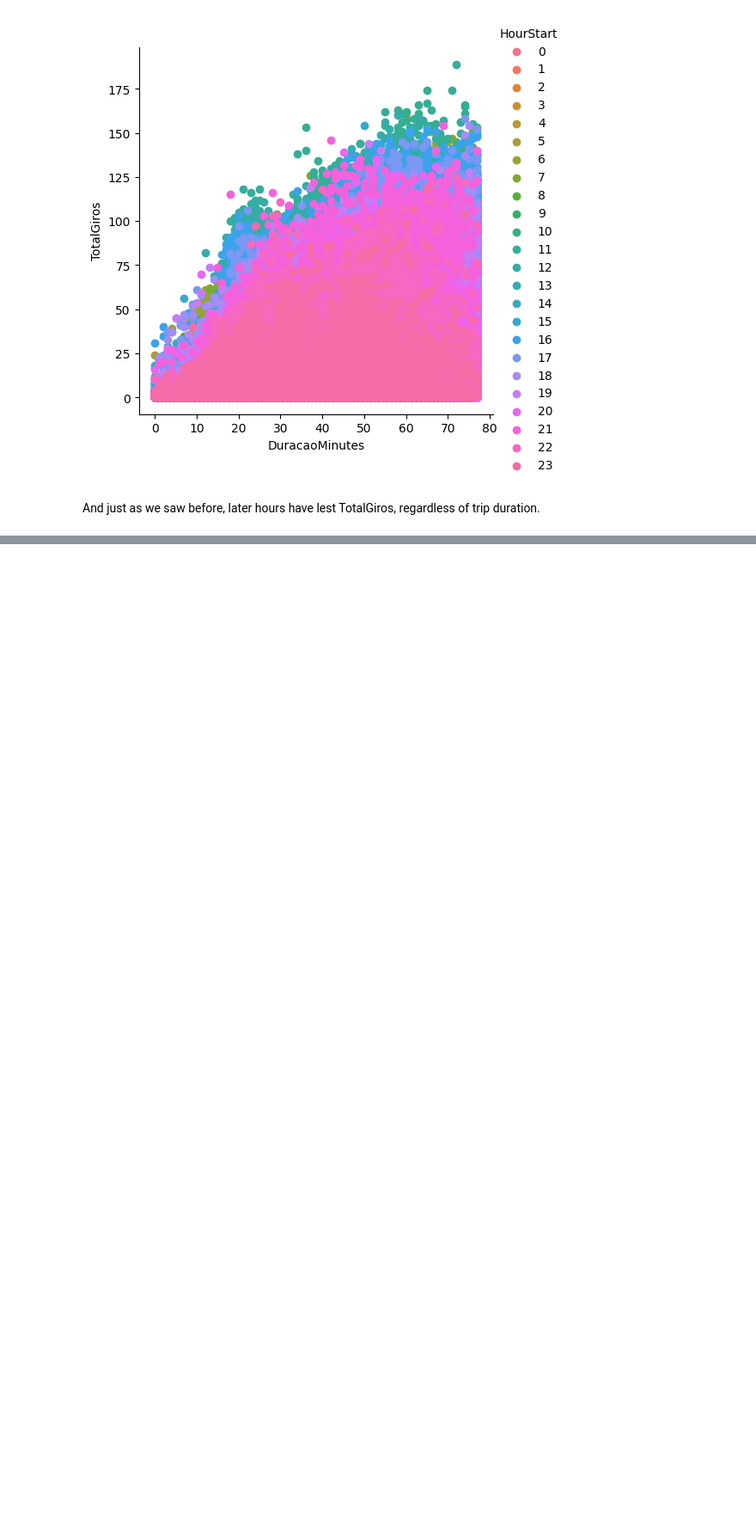
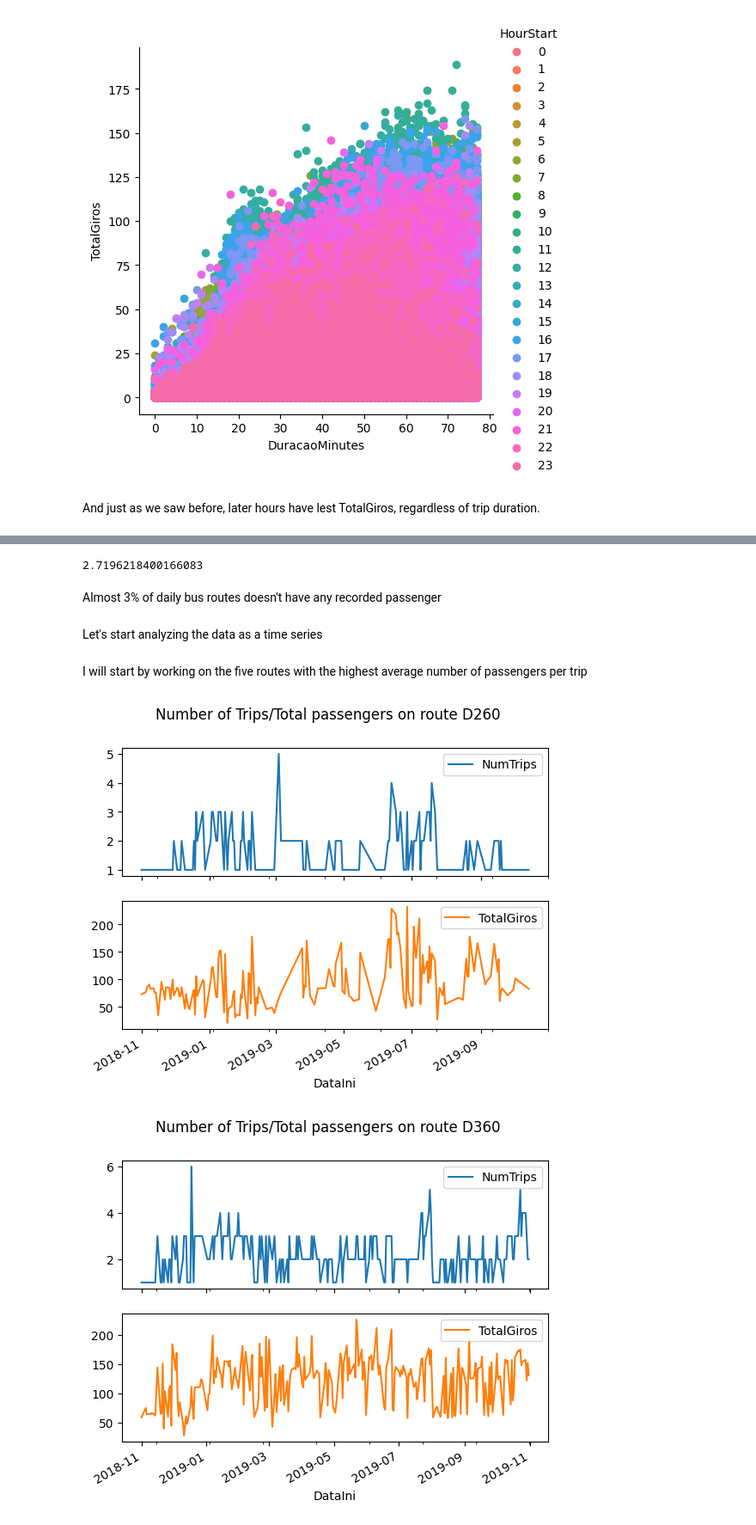
Before and after one commit to afego/ppgc-uff-machine-learning, a Jupyter notebook: florianopolis-bus/floripa-bus.ipynb, the cells around one changed output, grey strips where cells are left out. Shown at 86% size. Cells and saved outputs as stored; diff of their text form; code cells hidden in the pictures; blank space fills up the shorter version.

Commit message:
starting time series analysis

```diff
--- a/florianopolis-bus/floripa-bus.ipynb
+++ b/florianopolis-bus/floripa-bus.ipynb
@@ -320,0 +333,3 @@ numeric_cols = ['TotalGiros','KmPerc','DuracaoMinutes','HourStart']
+# %%
+routes_most_ppt = info_route.sort_values(by=['PassPerTrip'], ascending=False).iloc[:5].Linha.unique()
+routes_most_ppt
@@ -376,0 +396,11 @@ And just as we saw before, later hours have lest TotalGiros, regardless of trip
+# %%
+aggreg = {
+    "Sentido":"count",
+    "TotalGiros":"sum",
+    "DuracaoMinutes":"mean"
+}
+data_route = df.groupby(["DataIni","Linha"]).agg(aggreg).rename(columns={"Sentido":"NumTrips","DuracaoMinutes":"MeanDuracao"})
+data_route['PassPerTrip'] = data_route['TotalGiros']/data_route['NumTrips']
+data_route['Linha']=data_route.index.get_level_values(1)
+data_route.info()
+data_route.head()
@@ -376,0 +427,23 @@ And just as we saw before, later hours have lest TotalGiros, regardless of trip
+# %%
+data_route[data_route.TotalGiros == 0].shape[0]*100/data_route.shape[0]
+# %% [output]
+2.7196218400166083
+# %% [markdown]
+Almost 3% of daily bus routes doesn't have any recorded passenger
+# %%
+route_no_pass = data_route[data_route.TotalGiros == 0].Linha.unique()
+data_route = data_route[data_route.TotalGiros > 0]
+# %% [markdown]
+Let's start analyzing the data as a time series
+# %% [markdown]
+I will start by working on the five routes with the highest average number of passengers per trip
+# %%
+sample_data = data_route[data_route.Linha.isin(routes_most_ppt)]
+sample_data = sample_data.drop(['Linha'],axis=1)
+sample_data = sample_data.reset_index(level='Linha')
+# %%
+for route in routes_most_ppt:
+    sample_data[sample_data.Linha == route][['NumTrips', 'TotalGiros']].plot(title=f'Number of Trips/Total passengers on route {route}', subplots=True)
+# %% [output]
+[figure, added]
+[figure, added]
```
Also changed, not shown: parts of 9 cells of this notebook.
